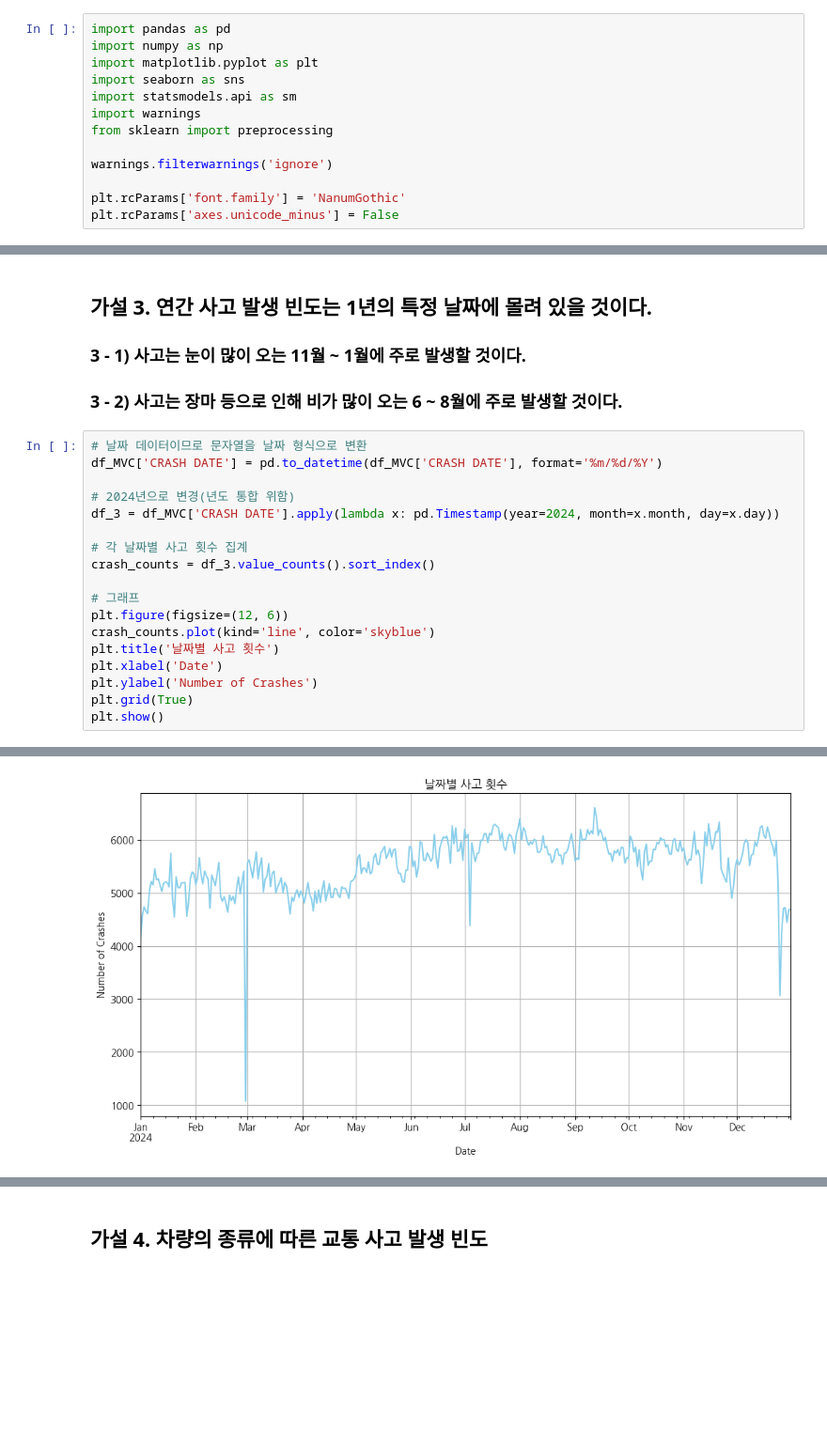
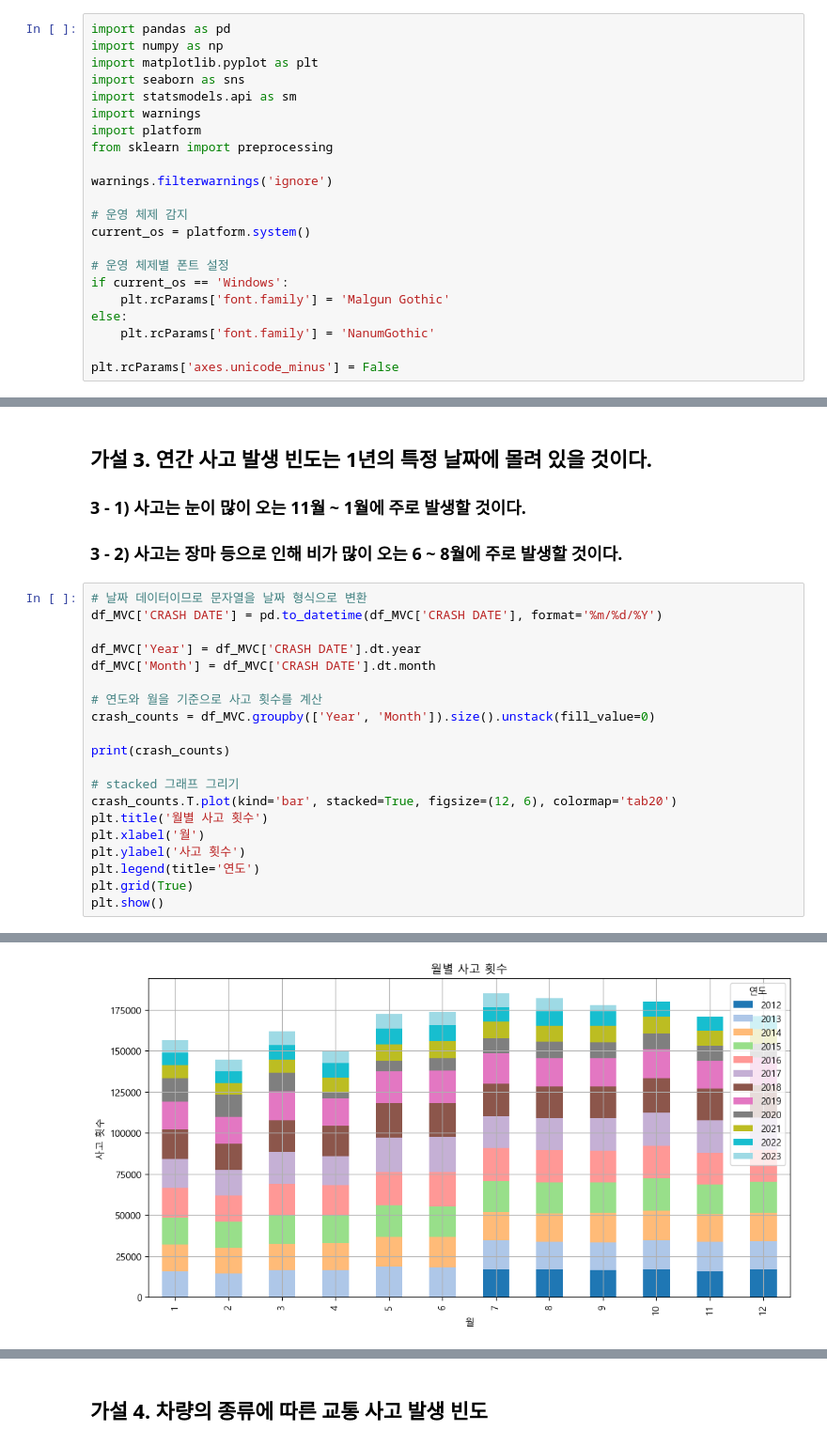
Before and after one commit to janghyunroh/itkorea-data-analysis-project1, a Jupyter notebook: analysis.ipynb, the cells around one changed output, grey strips where cells are left out. Shown: that part at 94% size. Drawn from its saved outputs; the diff is of its cells as text; blank space fills up the shorter version.

```diff
--- a/analysis.ipynb
+++ b/analysis.ipynb
@@ -7,11 +7,20 @@ import matplotlib.pyplot as plt
 import seaborn as sns
 import statsmodels.api as sm
 import warnings
+import platform
 from sklearn import preprocessing
 
 warnings.filterwarnings('ignore')
 
-plt.rcParams['font.family'] = 'NanumGothic'
+# 운영 체제 감지
+current_os = platform.system()
+
+# 운영 체제별 폰트 설정
+if current_os == 'Windows':
+    plt.rcParams['font.family'] = 'Malgun Gothic'
+else:
+    plt.rcParams['font.family'] = 'NanumGothic'
+
 plt.rcParams['axes.unicode_minus'] = False
 # %% [markdown]
 # 2. 데이터 로딩
@@ -229,18 +238,20 @@ plt.show()
 # 날짜 데이터이므로 문자열을 날짜 형식으로 변환
 df_MVC['CRASH DATE'] = pd.to_datetime(df_MVC['CRASH DATE'], format='%m/%d/%Y')
 
-# 2024년으로 변경(년도 통합 위함)
-df_3 = df_MVC['CRASH DATE'].apply(lambda x: pd.Timestamp(year=2024, month=x.month, day=x.day))
+df_MVC['Year'] = df_MVC['CRASH DATE'].dt.year
+df_MVC['Month'] = df_MVC['CRASH DATE'].dt.month
 
-# 각 날짜별 사고 횟수 집계
-crash_counts = df_3.value_counts().sort_index()
+# 연도와 월을 기준으로 사고 횟수를 계산
+crash_counts = df_MVC.groupby(['Year', 'Month']).size().unstack(fill_value=0)
 
-# 그래프
-plt.figure(figsize=(12, 6))
-crash_counts.plot(kind='line', color='skyblue')
-plt.title('날짜별 사고 횟수')
-plt.xlabel('Date')
-plt.ylabel('Number of Crashes')
+print(crash_counts)
+
+# stacked 그래프 그리기
+crash_counts.T.plot(kind='bar', stacked=True, figsize=(12, 6), colormap='tab20')
+plt.title('월별 사고 횟수')
+plt.xlabel('월')
+plt.ylabel('사고 횟수')
+plt.legend(title='연도')
 plt.grid(True)
 plt.show()
 # %% [output]
@@ -259 +275 @@ Name: CRASH DATE, Length: 2026647, dtype: datetime64[ns]
-[figure, old version]
+[figure, new version]
```
Also changed, not shown: parts of 10 cells of this notebook.
